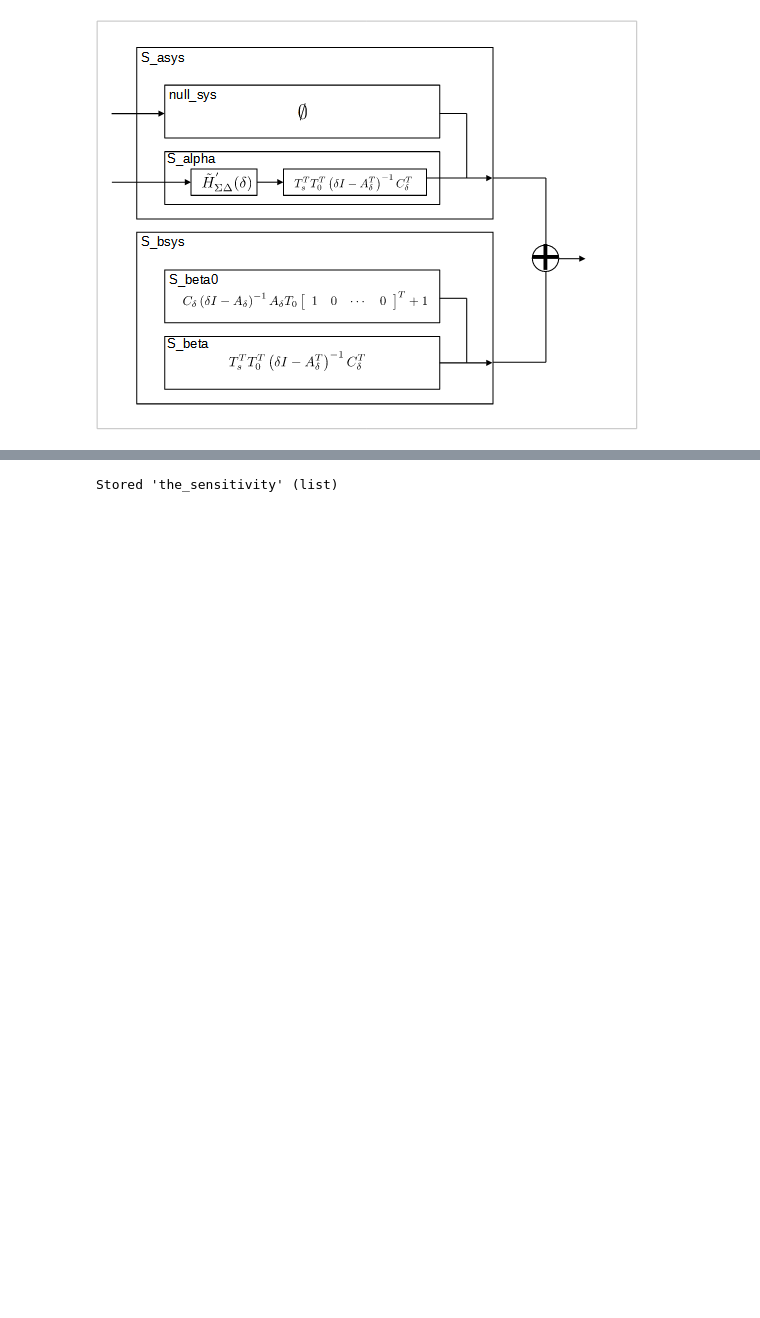
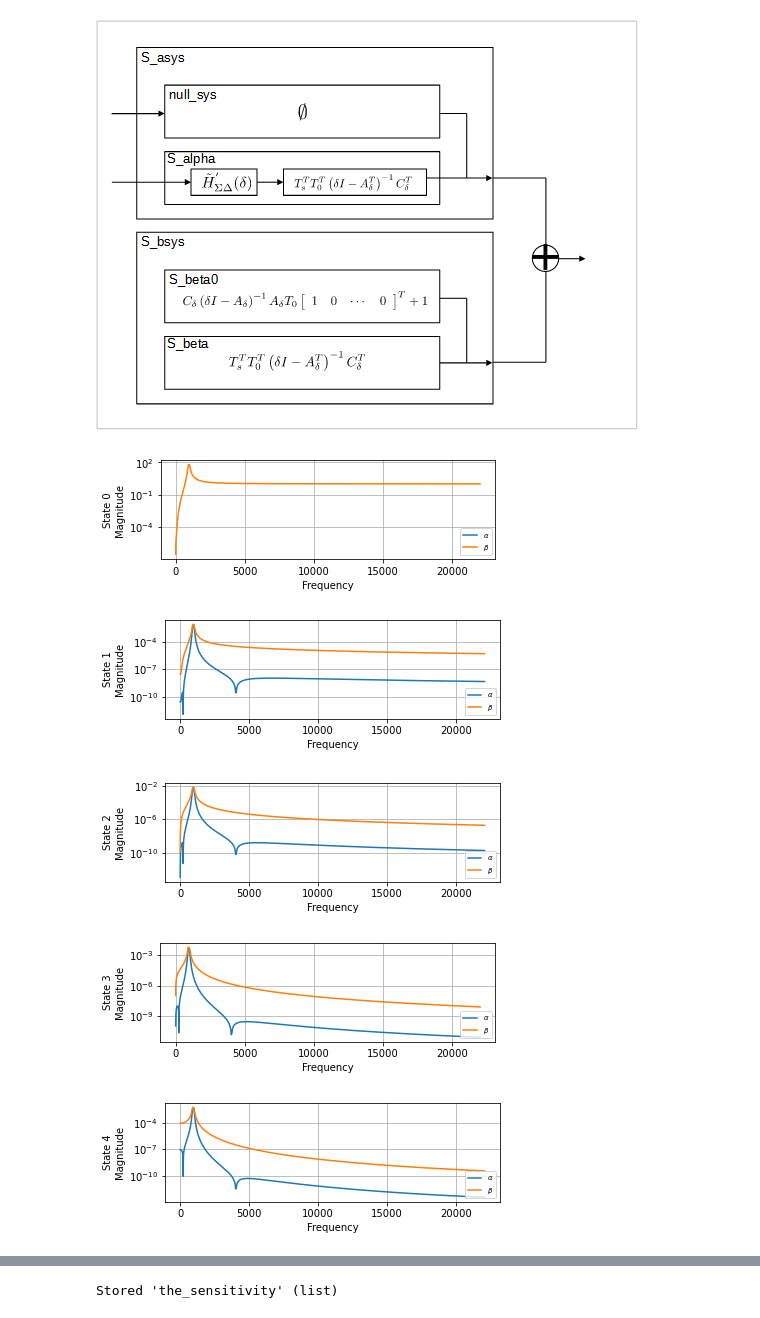
Before and after one commit to forrest-brewer/delta-control, a Jupyter notebook: notebooks/3_SD_dIIR_sensitivity.ipynb, the cells around one changed output, grey strips where cells are left out. Drawn from its saved outputs; the diff is of its cells as text; code cells hidden in the pictures; blank space fills up the shorter version.

```diff
--- a/notebooks/3_SD_dIIR_sensitivity.ipynb
+++ b/notebooks/3_SD_dIIR_sensitivity.ipynb
@@ -118,3 +118,13 @@ S_asys = sdf.ss_concat_outputs(null_sys, S_alpha)
 [S_amag,S_aphz] = sdf.delta_bode(S_asys.A,S_asys.B,S_asys.C,S_asys.D,f,ts)
 S_mag = np.squeeze(S_bmag + S_amag)
 S_phz = np.squeeze(S_bphz + S_aphz)
+# %%
+before = np.squeeze(S_amag)
+after  = np.squeeze(S_bmag )
+sdf.mag_before_after_plot(before,after,f,'State',[r'$\alpha$',r'$\beta$'])
+# %% [output]
+[figure, added]
+[figure, added]
+[figure, added]
+[figure, added]
+[figure, added]
```
Also changed, not shown: parts of 3 cells of this notebook, 7 other files.
